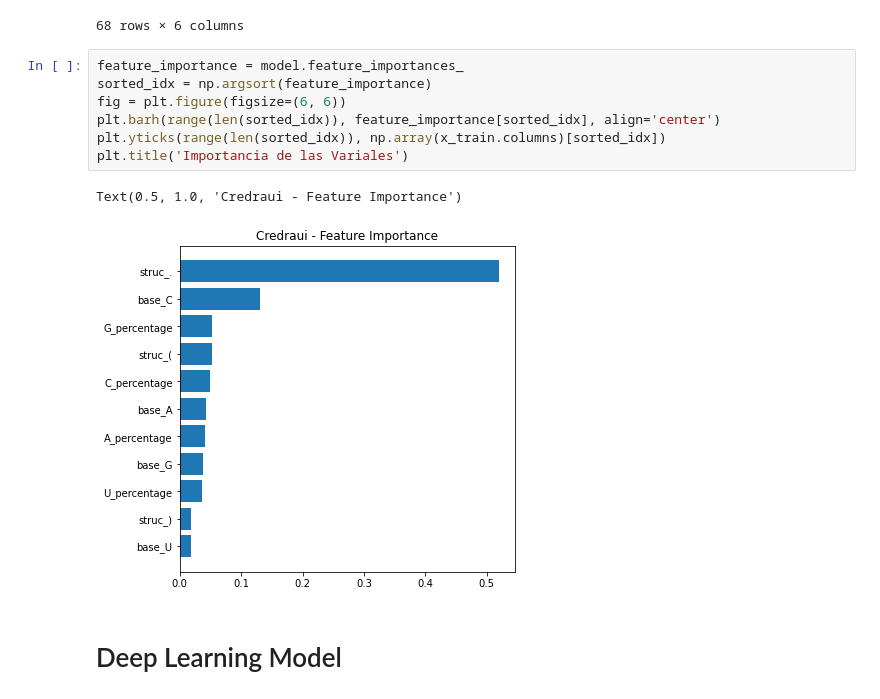
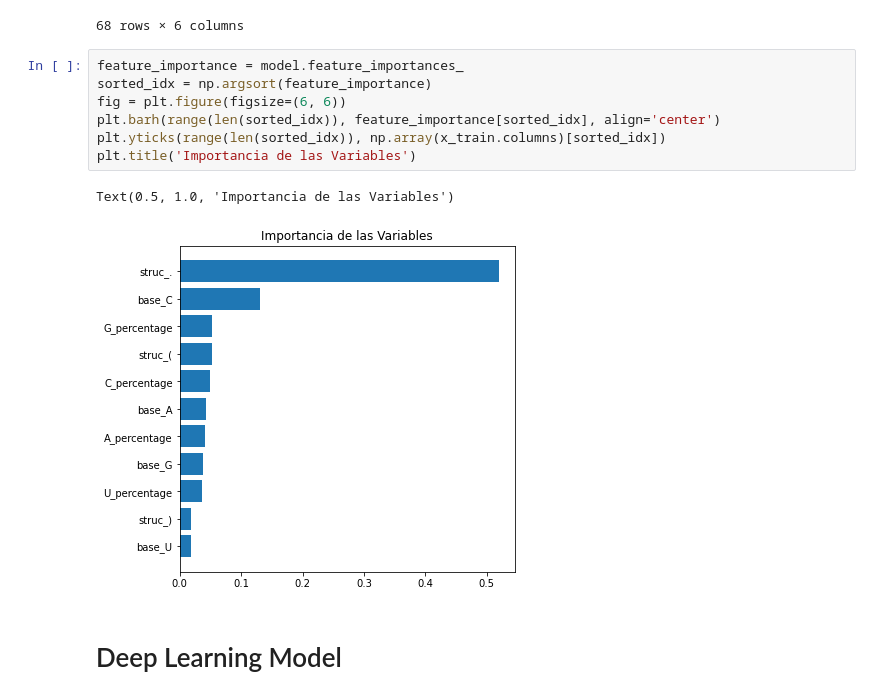
Before and after one commit to ErickDiaz/bioinformatics_python, a Jupyter notebook: covid/base_model.ipynb, the cells around one changed output. Saved outputs shown, nothing was run; the diff lists cells and outputs as text.

```diff
--- a/covid/base_model.ipynb
+++ b/covid/base_model.ipynb
@@ -574,13 +574,13 @@ tmp[tmp.id == 'id_001f94081']
 # %%
 feature_importance = model.feature_importances_
 sorted_idx = np.argsort(feature_importance)
 fig = plt.figure(figsize=(6, 6))
 plt.barh(range(len(sorted_idx)), feature_importance[sorted_idx], align='center')
 plt.yticks(range(len(sorted_idx)), np.array(x_train.columns)[sorted_idx])
-plt.title('Importancia de las Variales')
+plt.title('Importancia de las Variables')
 # %% [output]
-Text(0.5, 1.0, 'Credraui - Feature Importance')
+Text(0.5, 1.0, 'Importancia de las Variables')
-[figure, old version]
+[figure, new version]
 # %% [markdown]
 # Deep Learning Model
 # %%
```
